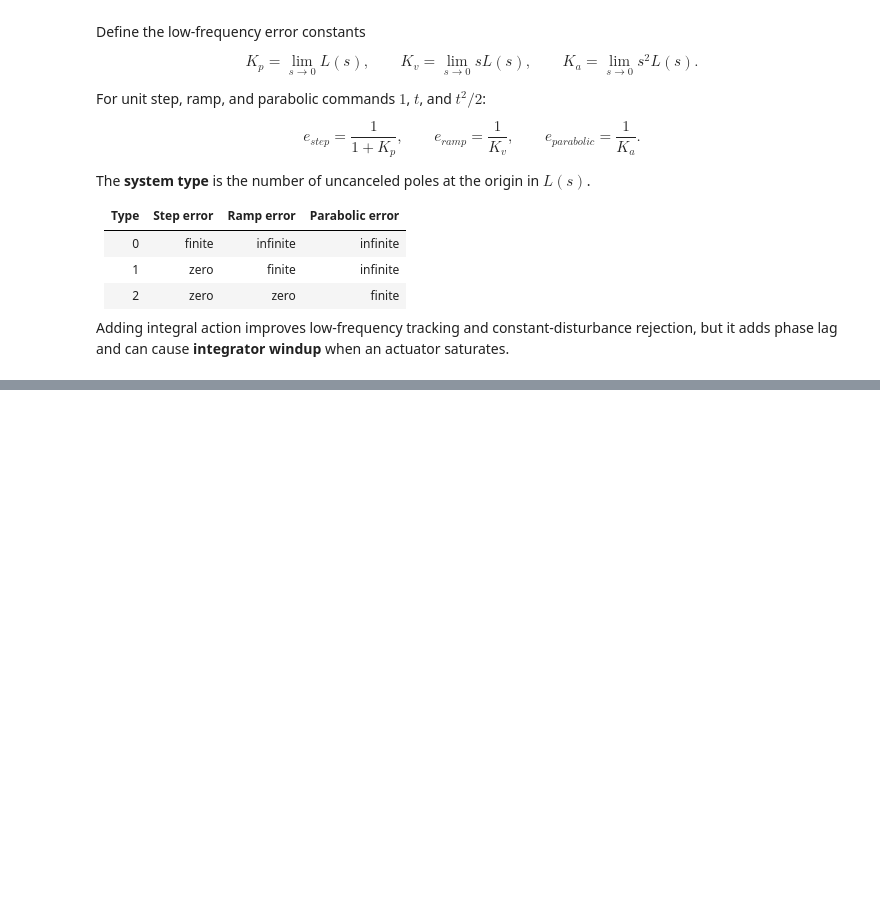
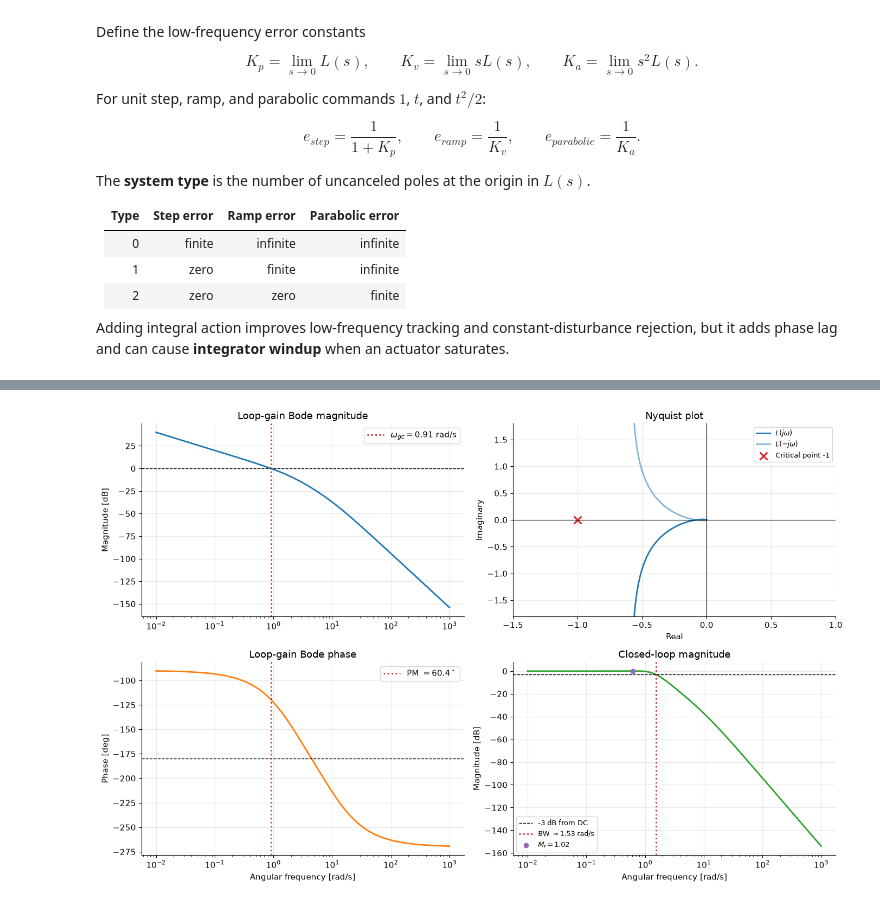
Before and after one commit to tanvir046/gpt5.5, a Jupyter notebook: control_systems_fundamentals.ipynb, the cells around one changed output, grey strips where cells are left out. Drawn from its saved outputs; the diff is of its cells as text; code cells hidden in the pictures; blank space fills up the shorter version.

```diff
--- a/control_systems_fundamentals.ipynb
+++ b/control_systems_fundamentals.ipynb
@@ -853,0 +1087,73 @@ plt.show()
+# %%
+frequency_loop = 20 / (s_tf * (s_tf + 2) * (s_tf + 10))
+frequency_closed_loop = ct.feedback(frequency_loop, 1)
+omega = np.logspace(-2, 3, 3000)
+loop_response = np.array([ct.evalfr(frequency_loop, 1j * value) for value in omega])
+closed_response = np.array([ct.evalfr(frequency_closed_loop, 1j * value) for value in omega])
+loop_magnitude_db = 20 * np.log10(np.abs(loop_response))
+loop_phase_deg = np.unwrap(np.angle(loop_response)) * 180 / np.pi
+closed_magnitude = np.abs(closed_response)
+
+gain_margin, phase_margin, phase_cross_frequency, gain_cross_frequency = ct.margin(frequency_loop)
+dc_magnitude = abs(ct.dcgain(frequency_closed_loop))
+bandwidth_indices = np.flatnonzero(closed_magnitude <= dc_magnitude / np.sqrt(2))
+bandwidth = omega[bandwidth_indices[0]] if bandwidth_indices.size else np.nan
+resonant_index = int(np.argmax(closed_magnitude))
+resonant_peak = closed_magnitude[resonant_index]
+resonant_frequency = omega[resonant_index]
+
+print(f"Gain margin       = {gain_margin:.3f} ({20*np.log10(gain_margin):.2f} dB)")
+print(f"Phase crossover   = {phase_cross_frequency:.3f} rad/s")
+print(f"Phase margin      = {phase_margin:.2f} deg")
+print(f"Gain crossover    = {gain_cross_frequency:.3f} rad/s")
+print(f"Closed bandwidth  = {bandwidth:.3f} rad/s (grid estimate)")
+print(f"Resonant peak     = {resonant_peak:.3f} at {resonant_frequency:.3f} rad/s")
+print("Closed-loop poles =", ct.poles(frequency_closed_loop))
+
+fig, axes = plt.subplots(2, 2, figsize=(14, 9))
+axes[0, 0].semilogx(omega, loop_magnitude_db, color=COLORS[0])
+axes[0, 0].axhline(0, color="black", linestyle="--", linewidth=1)
+axes[0, 0].axvline(gain_cross_frequency, color=COLORS[3], linestyle=":",
+                   label=fr"$\omega_{{gc}}={gain_cross_frequency:.2f}$ rad/s")
+axes[0, 0].set_title("Loop-gain Bode magnitude")
+axes[0, 0].set_ylabel("Magnitude [dB]")
+axes[0, 0].legend()
+
+axes[1, 0].semilogx(omega, loop_phase_deg, color=COLORS[1])
+axes[1, 0].axhline(-180, color="black", linestyle="--", linewidth=1)
+axes[1, 0].axvline(gain_cross_frequency, color=COLORS[3], linestyle=":",
+                   label=fr"PM $={phase_margin:.1f}^\circ$")
+axes[1, 0].set_title("Loop-gain Bode phase")
+axes[1, 0].set_xlabel("Angular frequency [rad/s]")
+axes[1, 0].set_ylabel("Phase [deg]")
+axes[1, 0].legend()
+
+axes[0, 1].plot(loop_response.real, loop_response.imag, color=COLORS[0], label=r"$L(j\omega)$")
+axes[0, 1].plot(loop_response.real, -loop_response.imag, color=COLORS[0], alpha=0.55,
+                label=r"$L(-j\omega)$")
+axes[0, 1].scatter([-1], [0], marker="x", s=100, linewidths=2.2,
+                   color=COLORS[3], label="Critical point -1")
+axes[0, 1].axhline(0, color="black", linewidth=0.8)
+axes[0, 1].axvline(0, color="black", linewidth=0.8)
+axes[0, 1].set_xlim(-1.5, 1.0)
+axes[0, 1].set_ylim(-1.8, 1.8)
+axes[0, 1].set_title("Nyquist plot")
+axes[0, 1].set_xlabel("Real")
+axes[0, 1].set_ylabel("Imaginary")
+axes[0, 1].legend(fontsize=9)
+
+axes[1, 1].semilogx(omega, 20 * np.log10(closed_magnitude), color=COLORS[2])
+axes[1, 1].axhline(20 * np.log10(dc_magnitude / np.sqrt(2)), color="black",
+                   linestyle="--", linewidth=1, label="-3 dB from DC")
+axes[1, 1].axvline(bandwidth, color=COLORS[3], linestyle=":",
+                   label=fr"BW $\approx{bandwidth:.2f}$ rad/s")
+axes[1, 1].scatter([resonant_frequency], [20 * np.log10(resonant_peak)],
+                   color=COLORS[4], zorder=3, label=fr"$M_r={resonant_peak:.2f}$")
+axes[1, 1].set_title("Closed-loop magnitude")
+axes[1, 1].set_xlabel("Angular frequency [rad/s]")
+axes[1, 1].set_ylabel("Magnitude [dB]")
+axes[1, 1].legend(fontsize=9)
+
+fig.tight_layout()
+plt.show()
+# %% [output]
@@ -853,0 +1167 @@ plt.show()
+[figure, added]
```
Also changed, not shown: parts of 23 cells of this notebook.
